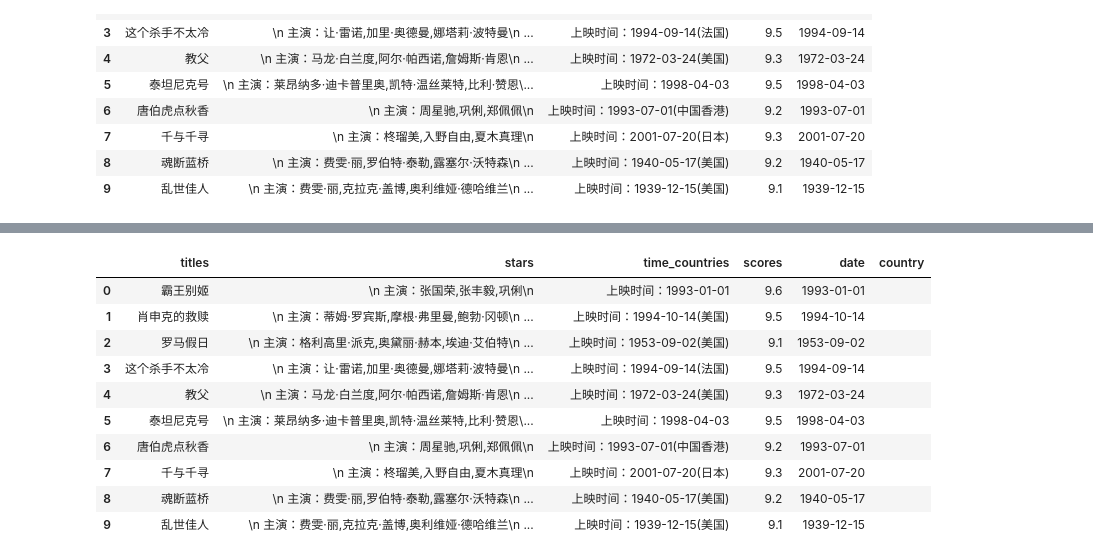
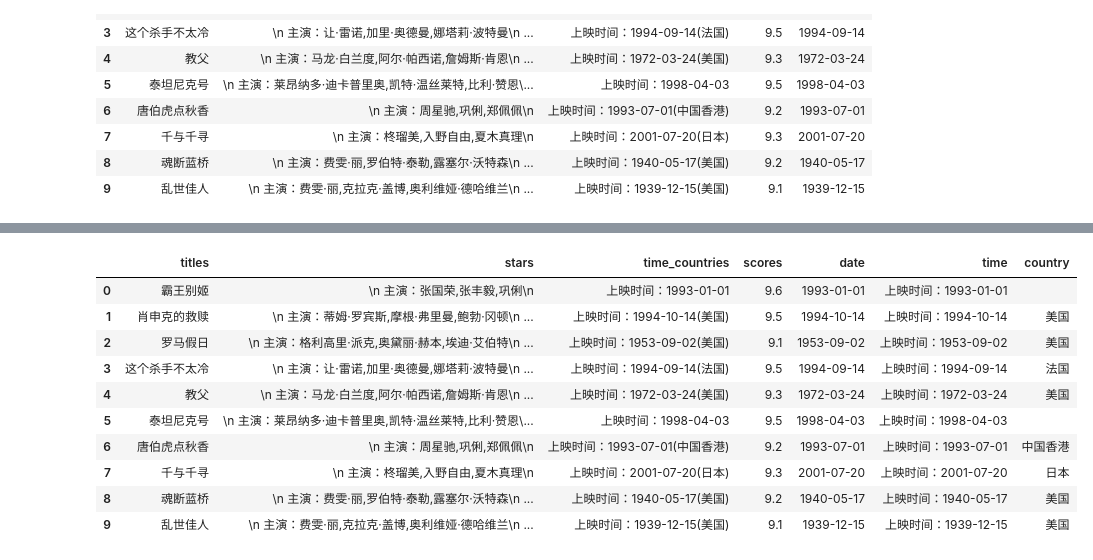
Before and after one commit to 18426425/myexercise, a Jupyter notebook: Assignment1 Maoyan Movietest.ipynb, the cells around one changed output, grey strips where cells are left out. Drawn from its saved outputs; the diff is of its cells as text; code cells hidden in the pictures.

```diff
--- a/Assignment1 Maoyan Movietest.ipynb
+++ b/Assignment1 Maoyan Movietest.ipynb
@@ -176,3 +184,6 @@ df['country'] = df['time_countries'].apply(get_country)
+# %%
+# df['time_countries'].str.split('(', 1,expand=True).str
+df = df.join(df['time_countries'].str.split('(', 1, expand=True).rename(columns={0:'time', 1:'country'}))
 # %%
 df
 # %% [output]
@@ -189,0 +201,3 @@ df
+# %%
+df['country'] = df['country'].str.replace(')','')
+df['country']
@@ -190,21 +218,20 @@ df
 # %%
 def get_country(x):
-    if len(time_countries) > 15:
-        return x.split('：')[1].split('(')[1][:-1]
+    if len (x) > 15:
+        return x.split('(')[1].split(')')[0]
     else:
         return''
-
 df['country'] = df['time_countries'].apply(get_country)
 df
 # %% [output]
-|  | titles | stars | time_countries | scores | date | country |
-| 0 | 霸王别姬 | \n 主演：张国荣,张丰毅,巩俐\n | 上映时间：1993-01-01 | 9.6 | 1993-01-01 |  |
-| 1 | 肖申克的救赎 | \n 主演：蒂姆·罗宾斯,摩根·弗里曼,鲍勃·冈顿\n ... | 上映时间：1994-10-14(美国) | 9.5 | 1994-10-14 |  |
-| 2 | 罗马假日 | \n 主演：格利高里·派克,奥黛丽·赫本,埃迪·艾伯特\n ... | 上映时间：1953-09-02(美国) | 9.1 | 1953-09-02 |  |
-| 3 | 这个杀手不太冷 | \n 主演：让·雷诺,加里·奥德曼,娜塔莉·波特曼\n ... | 上映时间：1994-09-14(法国) | 9.5 | 1994-09-14 |  |
-| 4 | 教父 | \n 主演：马龙·白兰度,阿尔·帕西诺,詹姆斯·肯恩\n ... | 上映时间：1972-03-24(美国) | 9.3 | 1972-03-24 |  |
-| 5 | 泰坦尼克号 | \n 主演：莱昂纳多·迪卡普里奥,凯特·温丝莱特,比利·赞恩\... | 上映时间：1998-04-03 | 9.5 | 1998-04-03 |  |
-| 6 | 唐伯虎点秋香 | \n 主演：周星驰,巩俐,郑佩佩\n | 上映时间：1993-07-01(中国香港) | 9.2 | 1993-07-01 |  |
-| 7 | 千与千寻 | \n 主演：柊瑠美,入野自由,夏木真理\n | 上映时间：2001-07-20(日本) | 9.3 | 2001-07-20 |  |
-| 8 | 魂断蓝桥 | \n 主演：费雯·丽,罗伯特·泰勒,露塞尔·沃特森\n ... | 上映时间：1940-05-17(美国) | 9.2 | 1940-05-17 |  |
-| 9 | 乱世佳人 | \n 主演：费雯·丽,克拉克·盖博,奥利维娅·德哈维兰\n ... | 上映时间：1939-12-15(美国) | 9.1 | 1939-12-15 |  |
+|  | titles | stars | time_countries | scores | date | time | country |
+| 0 | 霸王别姬 | \n 主演：张国荣,张丰毅,巩俐\n | 上映时间：1993-01-01 | 9.6 | 1993-01-01 | 上映时间：1993-01-01 |  |
+| 1 | 肖申克的救赎 | \n 主演：蒂姆·罗宾斯,摩根·弗里曼,鲍勃·冈顿\n ... | 上映时间：1994-10-14(美国) | 9.5 | 1994-10-14 | 上映时间：1994-10-14 | 美国 |
+| 2 | 罗马假日 | \n 主演：格利高里·派克,奥黛丽·赫本,埃迪·艾伯特\n ... | 上映时间：1953-09-02(美国) | 9.1 | 1953-09-02 | 上映时间：1953-09-02 | 美国 |
+| 3 | 这个杀手不太冷 | \n 主演：让·雷诺,加里·奥德曼,娜塔莉·波特曼\n ... | 上映时间：1994-09-14(法国) | 9.5 | 1994-09-14 | 上映时间：1994-09-14 | 法国 |
+| 4 | 教父 | \n 主演：马龙·白兰度,阿尔·帕西诺,詹姆斯·肯恩\n ... | 上映时间：1972-03-24(美国) | 9.3 | 1972-03-24 | 上映时间：1972-03-24 | 美国 |
+| 5 | 泰坦尼克号 | \n 主演：莱昂纳多·迪卡普里奥,凯特·温丝莱特,比利·赞恩\... | 上映时间：1998-04-03 | 9.5 | 1998-04-03 | 上映时间：1998-04-03 |  |
+| 6 | 唐伯虎点秋香 | \n 主演：周星驰,巩俐,郑佩佩\n | 上映时间：1993-07-01(中国香港) | 9.2 | 1993-07-01 | 上映时间：1993-07-01 | 中国香港 |
+| 7 | 千与千寻 | \n 主演：柊瑠美,入野自由,夏木真理\n | 上映时间：2001-07-20(日本) | 9.3 | 2001-07-20 | 上映时间：2001-07-20 | 日本 |
+| 8 | 魂断蓝桥 | \n 主演：费雯·丽,罗伯特·泰勒,露塞尔·沃特森\n ... | 上映时间：1940-05-17(美国) | 9.2 | 1940-05-17 | 上映时间：1940-05-17 | 美国 |
+| 9 | 乱世佳人 | \n 主演：费雯·丽,克拉克·盖博,奥利维娅·德哈维兰\n ... | 上映时间：1939-12-15(美国) | 9.1 | 1939-12-15 | 上映时间：1939-12-15 | 美国 |
```
Also changed, not shown: parts of 13 cells of this notebook.
